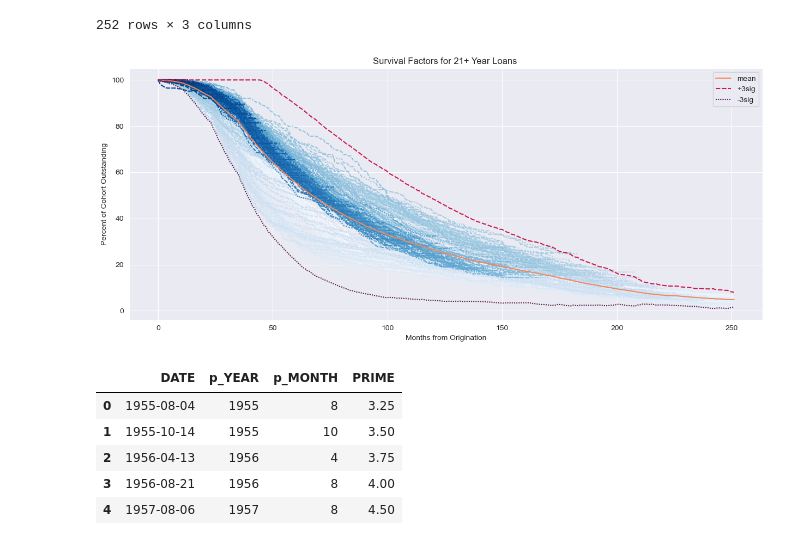
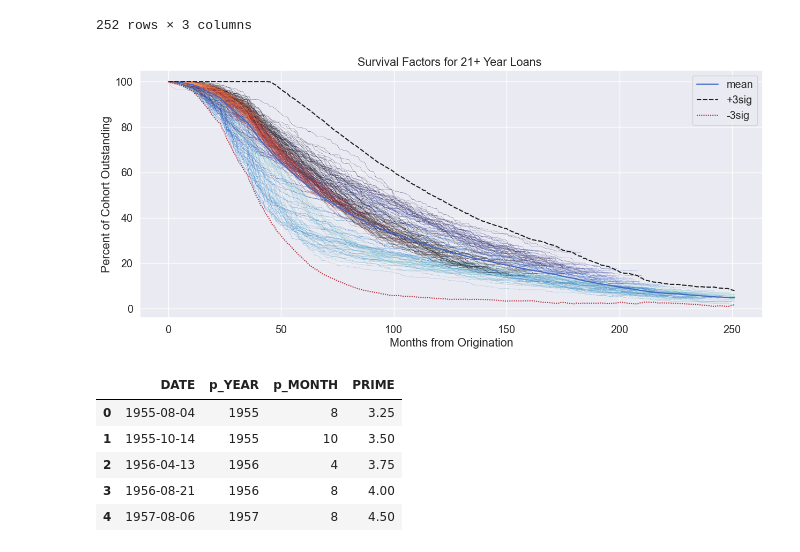
Before and after one commit to laramiedunlap/workstation_transfers, a Jupyter notebook: load_prime_table/prime.ipynb, the cells around one changed output. Cells and saved outputs as stored; diff of their text form; code cells hidden in the pictures.

```diff
--- a/load_prime_table/prime.ipynb
+++ b/load_prime_table/prime.ipynb
@@ -192,27 +310,0 @@ wal_groups
-# %%
-# Create a single plot
-import matplotlib.pyplot as plt
-font1 = {'family':'serif','color':'black','size':15}
-
-
-font2 = {'family':'serif','color':'black','size':25}
-
-sns.set_style("darkgrid")
-sns.set_context("paper")
-sns.set(font_scale=1.3)
-
-g = sns.jointplot(data=wal_groups[wal_groups['yr']<=2010], x='wal', y='PRIME', kind='reg', palette='viridis')
-g = g.plot_joint(sns.kdeplot, color="gray", levels=6, alpha=0.4, style='-')
-g = g.plot_joint(sns.scatterplot, hue=wal_groups[wal_groups['yr']<=2010]['wal'], palette='viridis',legend=False)
-g.fig.set_size_inches(14,10)
-g.set_axis_labels(xlabel='Weighted Average Life (Years)', ylabel='Prime Rate', fontdict=font1, labelpad = 20)
-g.figure.axes[1].set_title('SBA 7(a) 21+ Year Loans Weighted Average Life:\n Performance at Historical Prime Rate levels (2000-2010)',loc='left', fontdict=font2)
-g.refline(x=2.5, color='darkgreen')
-g.refline(x=3.5, color='magenta')
-g.refline(x=4.5, color='cyan')
-all_axes = [ax for ax in g.figure.axes]
-vals = all_axes[0].get_yticks()
-vals = [(v/100) for v in vals]
-all_axes[0].set_yticklabels(['{:,.2%}'.format(x) for x in vals])
-
-# ax.set_yticklabels(['{:,2%}'.format(x) for x in vals])
@@ -274,6 +350,6 @@ sns.lineplot(data=prime_annual[prime_annual['p_YEAR']<=2010]['PRIME'])
 # %%
 # Group by year and month of origination
-df_grouped = test_df.groupby(['Note_Yr', 'Note_Mth'])
+df_grouped = test_df.groupby(['yr', 'mth'])
 
 
 def balance_rundown(grp):
@@ -368,27 +446,27 @@ sns.relplot(data=surv[surv.columns[-3:]], kind='line', height=8.27, aspect=11.7/
 # %%
 import seaborn as sns
 import matplotlib.pyplot as plt
 
 
 # Create a single plot
 fig, ax = plt.subplots(figsize=(15, 6))
 
 sns.set_style("darkgrid")
 
 # all cohort survivorship
-fig_1 =sns.lineplot(data=surv[surv.columns[:-4]], alpha=1, ax=ax, legend=False, palette="Blues")
+fig_1 =sns.lineplot(data=surv[surv.columns[:-4]], alpha=1, ax=ax, legend=False, palette="icefire", linewidth=.35)
 
 # Plot the line chart on the same axis
-sns.lineplot(data=surv[surv.columns[-3:]], palette='rocket_r' ,ax=ax)
+sns.lineplot(data=surv[surv.columns[-3:]], palette='icefire')
 
 # sns.color_palette("Paired")
 # Add titles and labels to the plot
 ax.set_title("Survival Factors for 21+ Year Loans ")
 ax.set_xlabel("Months from Origination")
 ax.set_ylabel("Percent of Cohort Outstanding")
 
 # Show the plot
 plt.show()
 # %% [output]
-[figure, old version]
+[figure, new version]
 # %%
```
Also changed, not shown: parts of 28 cells of this notebook, 5 other files.
